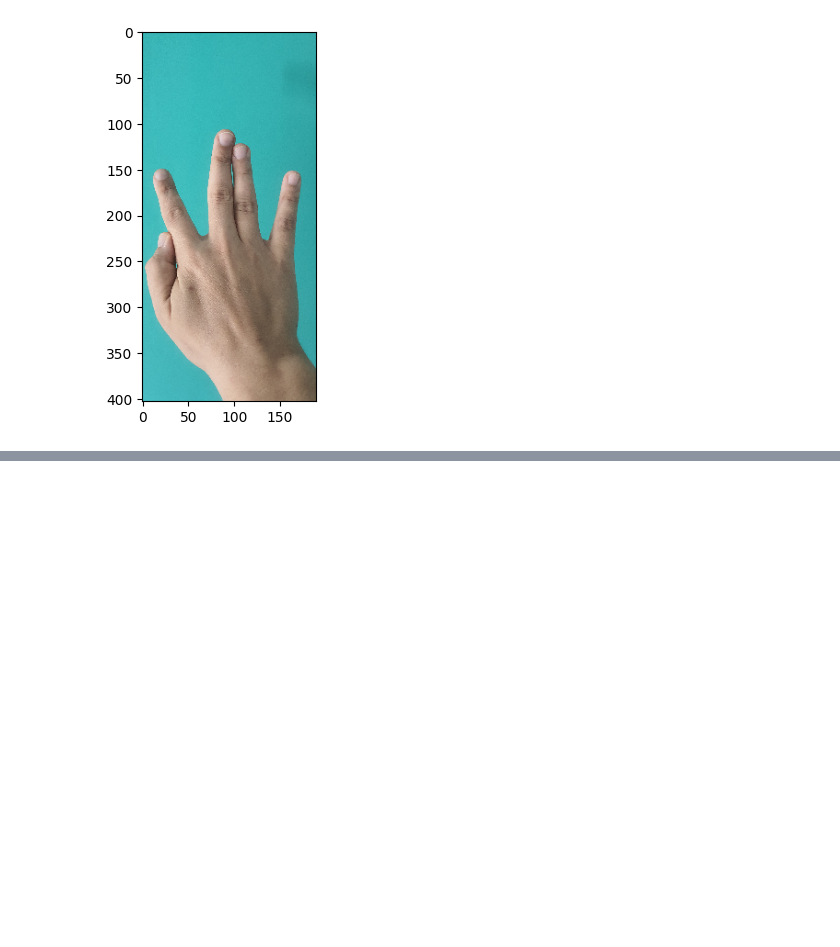
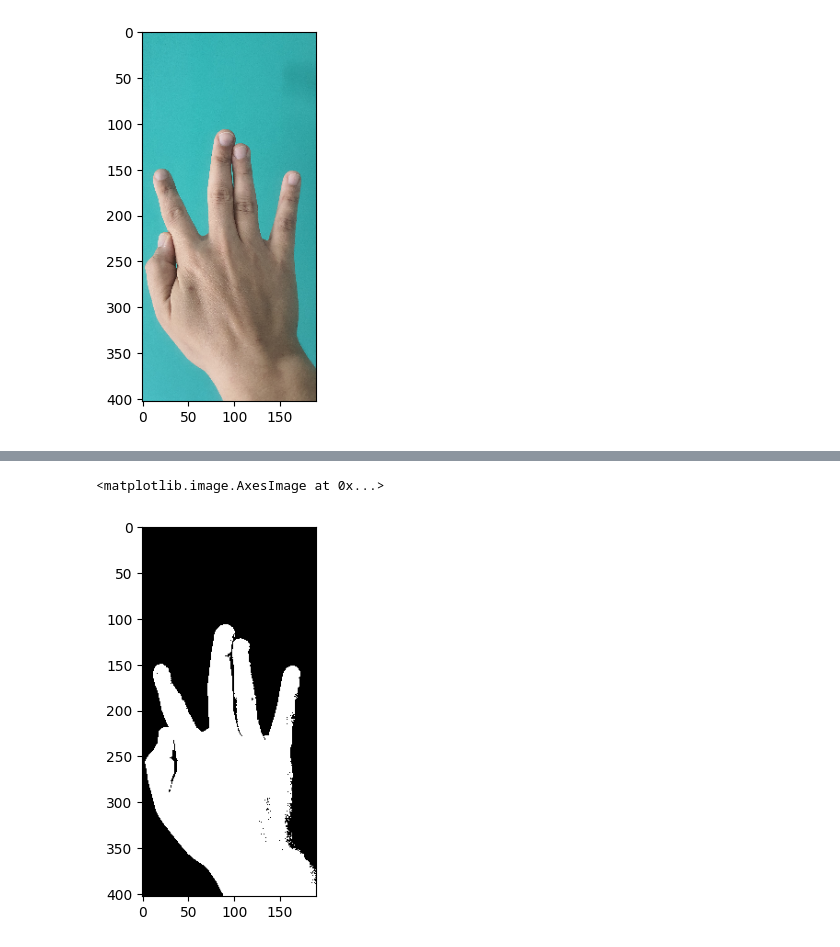
Before and after one commit to SerbC/2025S1CV1, a Jupyter notebook: Lab1.ipynb, the cells around one changed output, grey strips where cells are left out. Cells and saved outputs as stored; diff of their text form; code cells hidden in the pictures; blank space fills up the shorter version.

```diff
--- a/Lab1.ipynb
+++ b/Lab1.ipynb
@@ -135,0 +157,31 @@ plt.figure(), plt.imshow(train_images[0][0])
+# %%
+def binarizare(img):
+    R = img[:, :, 0]
+    G = img[: ,:, 1]
+    B = img[:, :, 2]
+    C1 = np.zeros((img.shape[0], img.shape[1]))
+    C2 = np.zeros((img.shape[0], img.shape[1]))
+    C3 = np.zeros((img.shape[0], img.shape[1]))
+    C4 = np.zeros((img.shape[0], img.shape[1]))
+    C5 = np.zeros((img.shape[0], img.shape[1]))
+    C6 = np.zeros((img.shape[0], img.shape[1]))
+    C7 = np.zeros((img.shape[0], img.shape[1]))
+    rez = np.zeros((img.shape[0], img.shape[1]))
+    C1[np.logical_and(R > 95, G > 40, B > 20)] = 1
+    C2[(np.maximum(np.maximum(R, G), B) - np.minimum(np.minimum(R, G), B)) > 15] = 1
+    C3[np.absolute(R - G) > 15] = 1
+    C4[np.logical_and(R > G, R > B)] = 1
+    C5[np.logical_and(R > 220, G > 210, B > 170)] = 1
+    C6[np.absolute(R - G) <= 15] = 1
+    C7[np.logical_and(R > B, G > B)] = 1
+
+    caz1 = np.logical_and(np.logical_and(C1 == 1, C2 == 1, C3 == 1), C4 == 1)
+    caz2 = np.logical_and(C5 ==1, C6 == 1, C7 == 1)
+    rez[np.logical_or(caz1 == 1, caz2 == 1)] = 1
+    return rez
+# %%
+bin = binarizare(img)
+plt.imshow(bin, cmap='grey')
+# %% [output]
+<matplotlib.image.AxesImage at 0x...>
+[figure, added]
```
Also changed, not shown: parts of 13 cells of this notebook.
